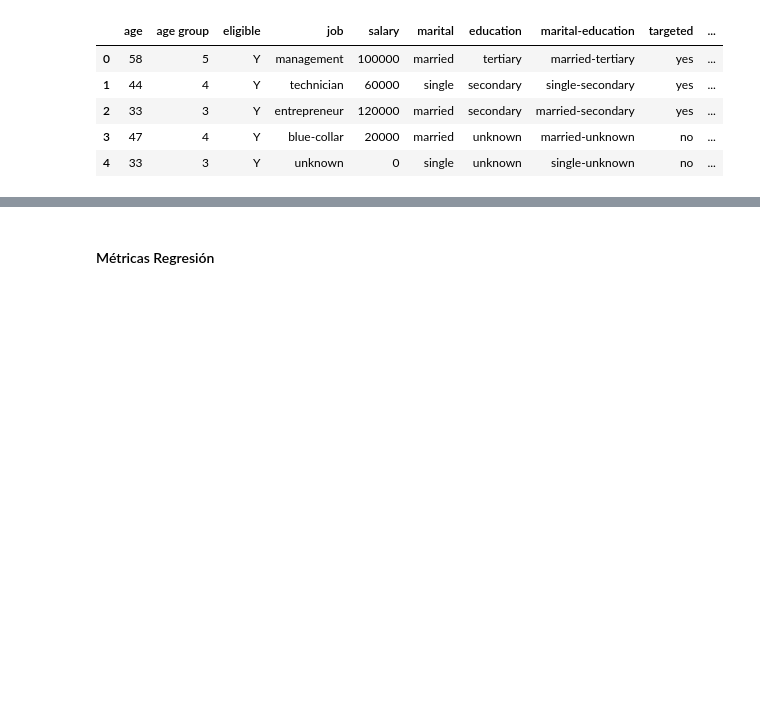
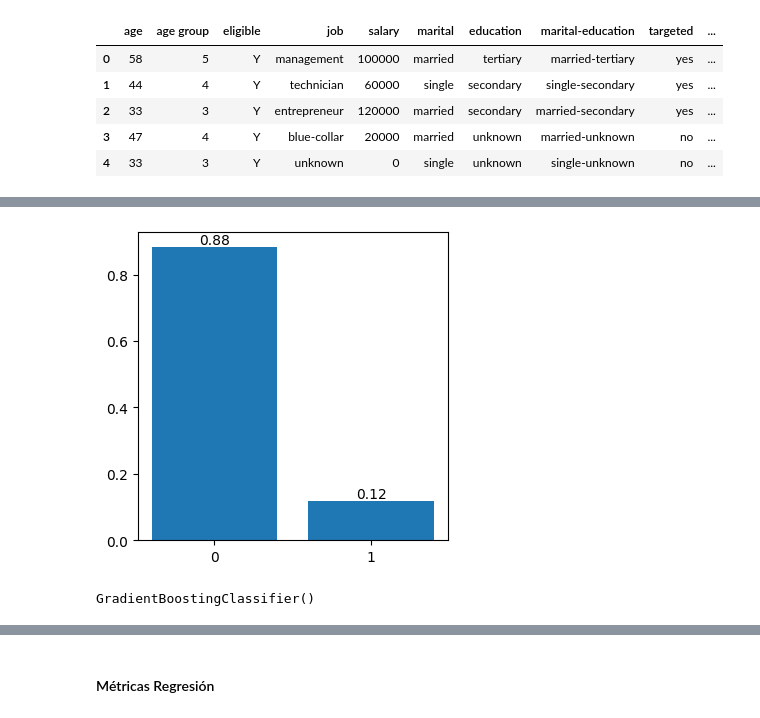
Before and after one commit to davidrodriguez2712/ml-3-modulo, a Jupyter notebook: notebooks/metricas.ipynb, the cells around one changed output, grey strips where cells are left out. Cells and saved outputs as stored; diff of their text form; code cells hidden in the pictures; blank space fills up the shorter version.

```diff
--- a/notebooks/metricas.ipynb
+++ b/notebooks/metricas.ipynb
@@ -20,0 +64,12 @@ bank_marketing_raw_data.head()
+# %%
+fig, ax = plt.subplots(1, 1, figsize= (4, 4))
+bars = ax.bar(
+    x= [0, 1],
+    height= bank_marketing_raw_data['response'].value_counts(normalize= True)
+)
+ax.bar_label(bars, fmt= '%.2f')
+ax.set_xticks(ticks= [0, 1])
+
+plt.show()
+# %% [output]
+[figure, added]
@@ -20,0 +84,5 @@ bank_marketing_raw_data.head()
+# %%
+classifier = GradientBoostingClassifier()
+classifier.fit(X_train_clf, y_train_clf)
+# %% [output]
+GradientBoostingClassifier()
```
Also changed, not shown: parts of 44 cells of this notebook, 7 other files.
